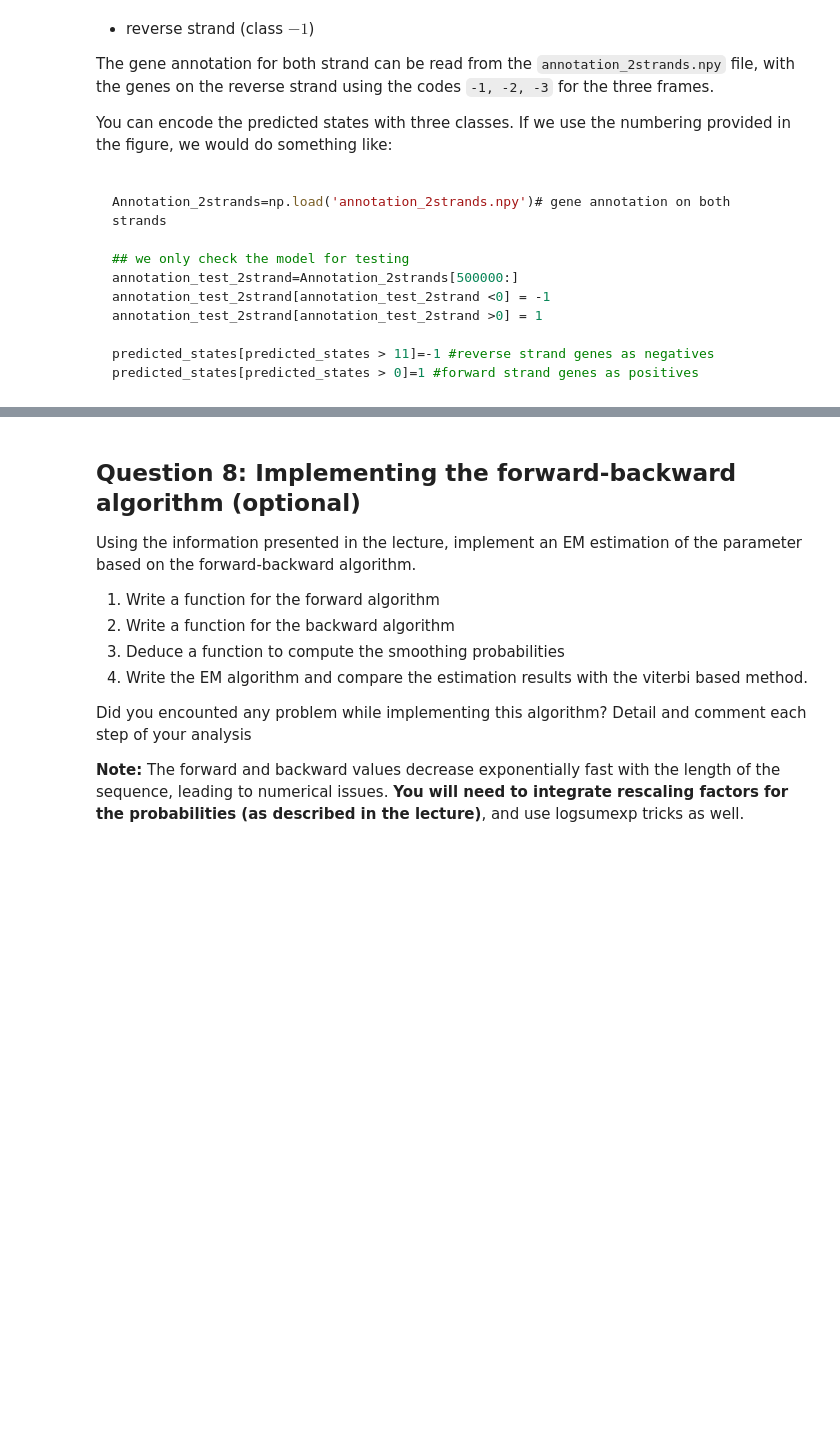
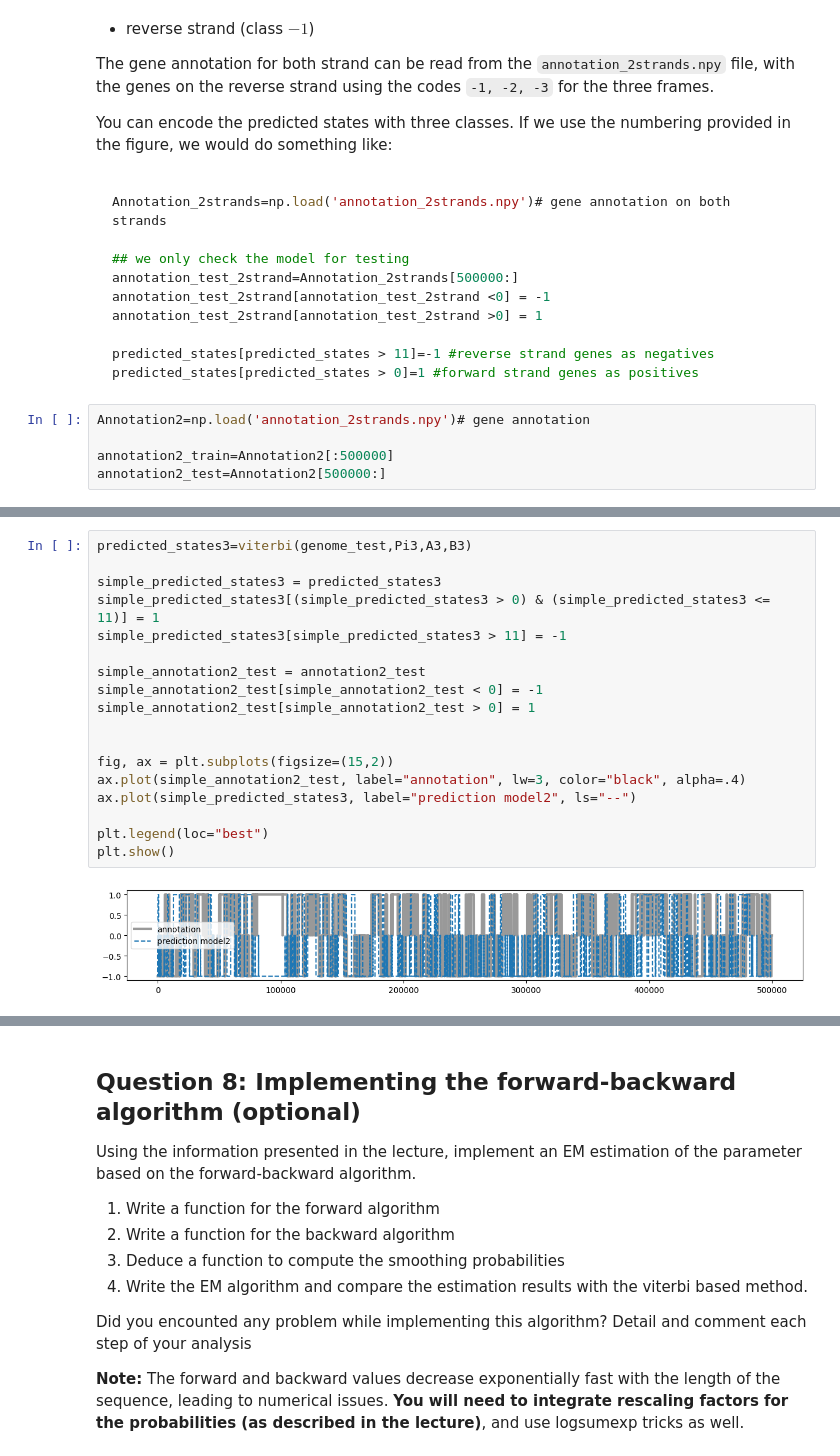
Before and after one commit to HendrikHigl/ma-cs-apml, a Jupyter notebook: GenePredictionProject/HMM_Gene_prediction.ipynb, the cells around one changed output, grey strips where cells are left out. Saved outputs shown, nothing was run; the diff lists cells and outputs as text; blank space fills up the shorter version.

Commit message:
GeneProjekt - Q7 first draft

````diff
--- a/GenePredictionProject/HMM_Gene_prediction.ipynb
+++ b/GenePredictionProject/HMM_Gene_prediction.ipynb
@@ -753,3 +753,8 @@ annotation_test_2strand[annotation_test_2strand >0] = 1
 predicted_states[predicted_states > 11]=-1 #reverse strand genes as negatives
 predicted_states[predicted_states > 0]=1 #forward strand genes as positives
 ```
+# %%
+Annotation2=np.load('annotation_2strands.npy')# gene annotation
+
+annotation2_train=Annotation2[:500000]
+annotation2_test=Annotation2[500000:]
@@ -755,0 +866,20 @@ predicted_states[predicted_states > 0]=1 #forward strand genes as positives
+# %%
+predicted_states3=viterbi(genome_test,Pi3,A3,B3)
+
+simple_predicted_states3 = predicted_states3
+simple_predicted_states3[(simple_predicted_states3 > 0) & (simple_predicted_states3 <= 11)] = 1
+simple_predicted_states3[simple_predicted_states3 > 11] = -1
+
+simple_annotation2_test = annotation2_test
+simple_annotation2_test[simple_annotation2_test < 0] = -1
+simple_annotation2_test[simple_annotation2_test > 0] = 1
+
+
+fig, ax = plt.subplots(figsize=(15,2))
+ax.plot(simple_annotation2_test, label="annotation", lw=3, color="black", alpha=.4)
+ax.plot(simple_predicted_states3, label="prediction model2", ls="--")
+
+plt.legend(loc="best")
+plt.show()
+# %% [output]
+[figure, added]
````
Also changed, not shown: parts of 5 cells of this notebook.
